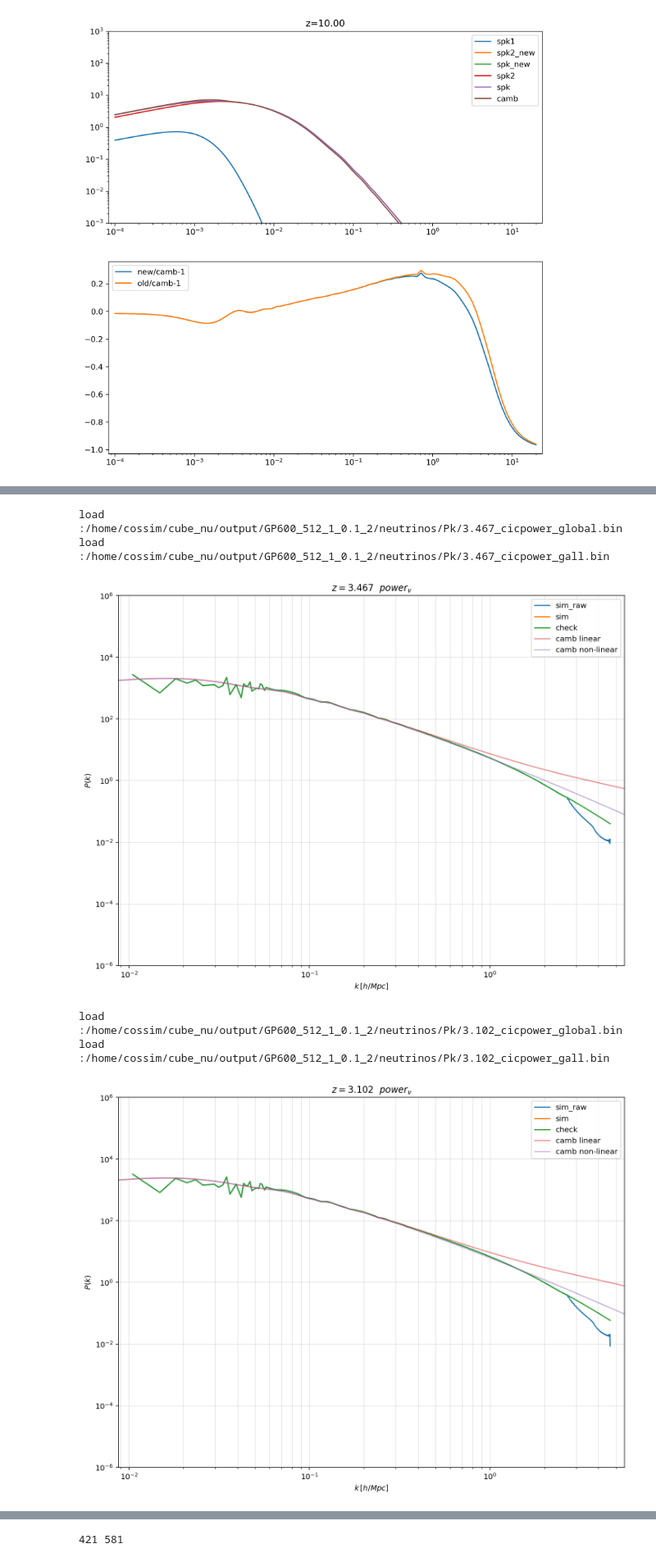
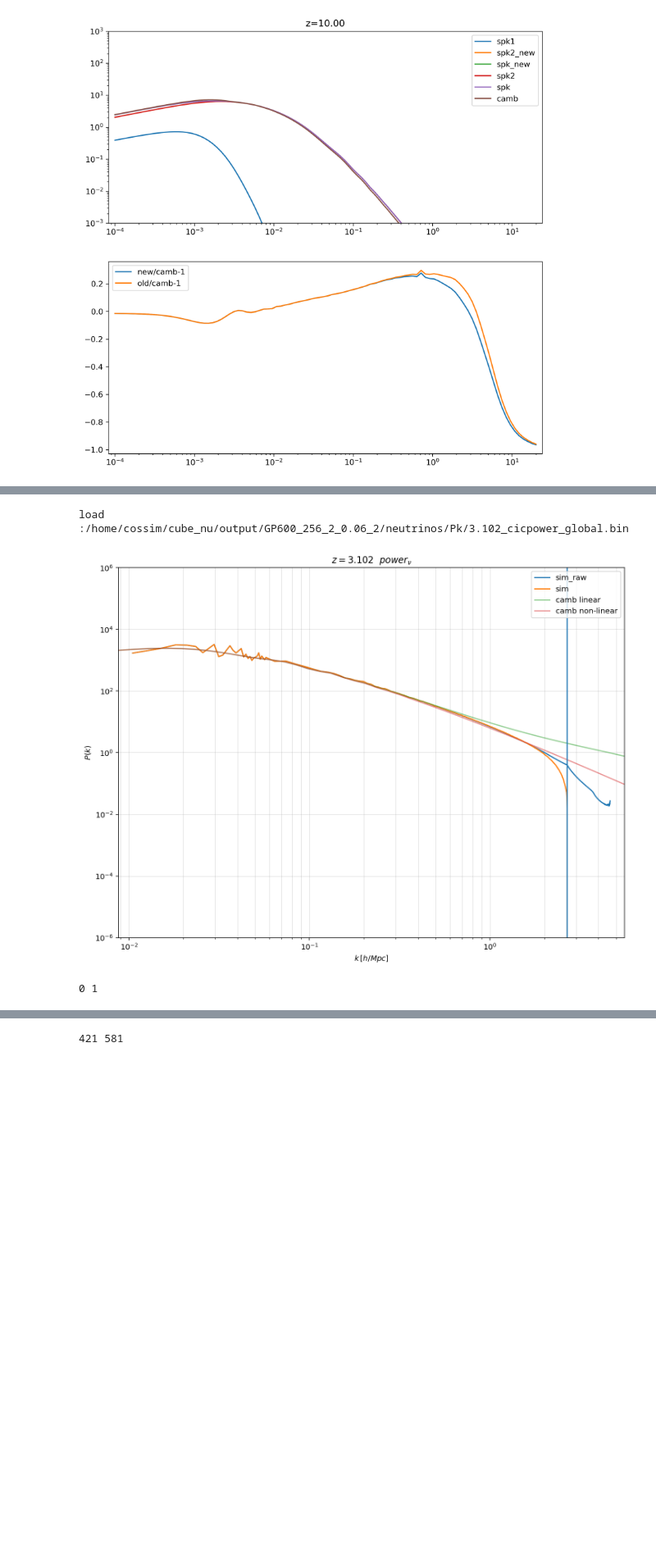
Before and after one commit to cosmologychen/cube_nu_new, a Jupyter notebook: neutrinos/PK.ipynb, the cells around one changed output, grey strips where cells are left out. Shown at 82% size. Drawn from its saved outputs; the diff is of its cells as text; code cells hidden in the pictures; blank space fills up the shorter version.

```diff
--- a/neutrinos/PK.ipynb
+++ b/neutrinos/PK.ipynb
@@ -1666,52 +1336,50 @@ def cambpower(z):
     return k,pk[0],pk_lin[0]
 
 path = '/home/cossim/cube_nu/output/2400_512_1_0.1_1'
-path = '/home/cossim/cube_nu/output/GP600_512_1_0.1_2'
+path = '/home/cossim/cube_nu/output/GP600_256_2_0.06_2'
 z_step = np.loadtxt(path+'/neutrinos/z_powerpoint.txt')
-# kh = np.loadtxt(path+'/neutrinos/k_values.txt')
+kh = np.loadtxt(path+'/neutrinos/k_values.txt')
 ptype = 'tot'
 ftype = 'm'
 mnu=0.1
-i1 = 11
-i2 = 16
+i1 = 12
+i2 = 13
 ii = 1
 
 counts = 0
 for z in z_step[i1:i2][::ii]:
     Redshift = f'{z+0.0001:.3f}'
     ksim,pksim = loadpower(path+f'/neutrinos/Pk/{Redshift}_cicpower_global.bin')
-    kh,pk = loadpower(path+f'/neutrinos/Pk/{Redshift}_cicpower_gall.bin')
-    if np.sum(pk) == 0:
+    # kh,pk = loadpower(path+f'/neutrinos/Pk/{Redshift}_cicpower_gall.bin')
+    if np.sum(pksim) == 0:
         # print('z = %s no power spectrum'%Redshift)
         counts += 1
         continue
     k,pk_nl,pk_lin = cambpower(z)
 
     plt.figure(figsize=(12,9))
     plt.loglog(ksim,pksim[:,2],label = 'sim_raw',alpha=1)
     plt.loglog(ksim,pksim[:,4],label = 'sim',alpha=1)
-    plt.loglog(kh,pk[:,4],label = 'check',alpha=1)
+    # plt.loglog(kh,pk[:,4],label = 'check',alpha=1)
     plt.loglog(k,pk_nl,label = 'camb linear',alpha=0.5)
     plt.loglog(k,pk_lin,label = 'camb non-linear',alpha=0.5)
+    plt.axvline(x= 512/600*np.pi)
     plt.grid(True, which='both', linewidth=0.3)  # 打开主要和次要网格线，linewidth为0.3
     plt.xlim([min(kh)/1.2, max(kh)*1.2])
     plt.xlabel('$k\,[h/{ Mpc}]$')
     plt.ylabel('$P(k)$')
     plt.legend(loc='upper right')
     plt.title('$z='+str(Redshift)+'\,\,\,\,power_{\\nu}$')
     plt.ylim(1e-6,1e6)
     # 添加上边和右边的坐标轴
     ax = plt.gca()
     ax.spines['top'].set_visible(True)
     ax.spines['right'].set_visible(True)
 
     plt.show()
     plt.close()
 print(counts,len(z_step[i1:i2][::ii]))
 # %% [output]
-load :/home/cossim/cube_nu/output/GP600_512_1_0.1_2/neutrinos/Pk/3.467_cicpower_global.bin
-load :/home/cossim/cube_nu/output/GP600_512_1_0.1_2/neutrinos/Pk/3.467_cicpower_gall.bin
+load :/home/cossim/cube_nu/output/GP600_256_2_0.06_2/neutrinos/Pk/3.102_cicpower_global.bin
-[figure, old version]
+[figure, new version]
-load :/home/cossim/cube_nu/output/GP600_512_1_0.1_2/neutrinos/Pk/3.102_cicpower_global.bin
-load :/home/cossim/cube_nu/output/GP600_512_1_0.1_2/neutrinos/Pk/3.102_cicpower_gall.bin
+0 1
-[figure, removed]
```
Also changed, not shown: parts of 25 cells of this notebook, 24 other files.
